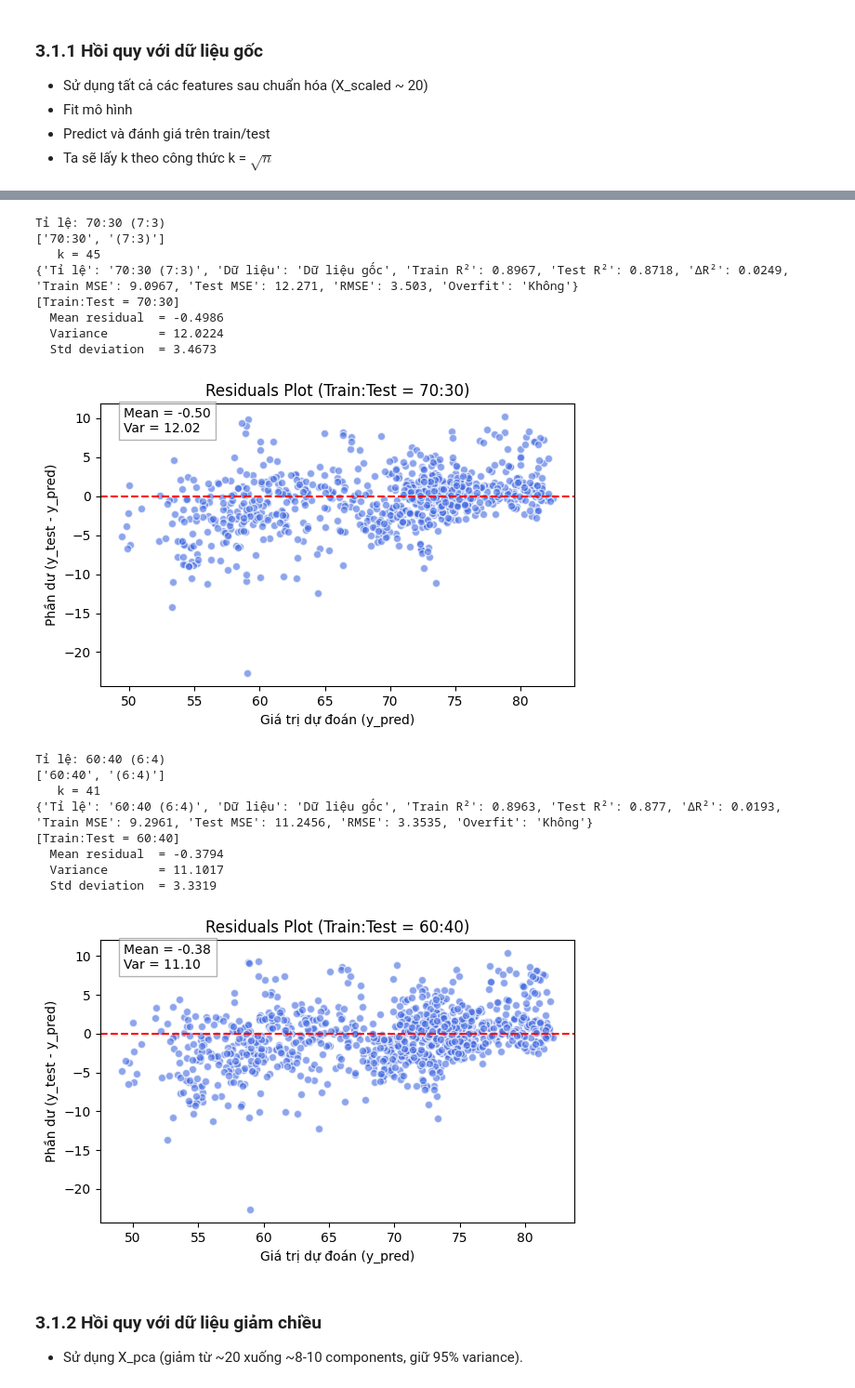
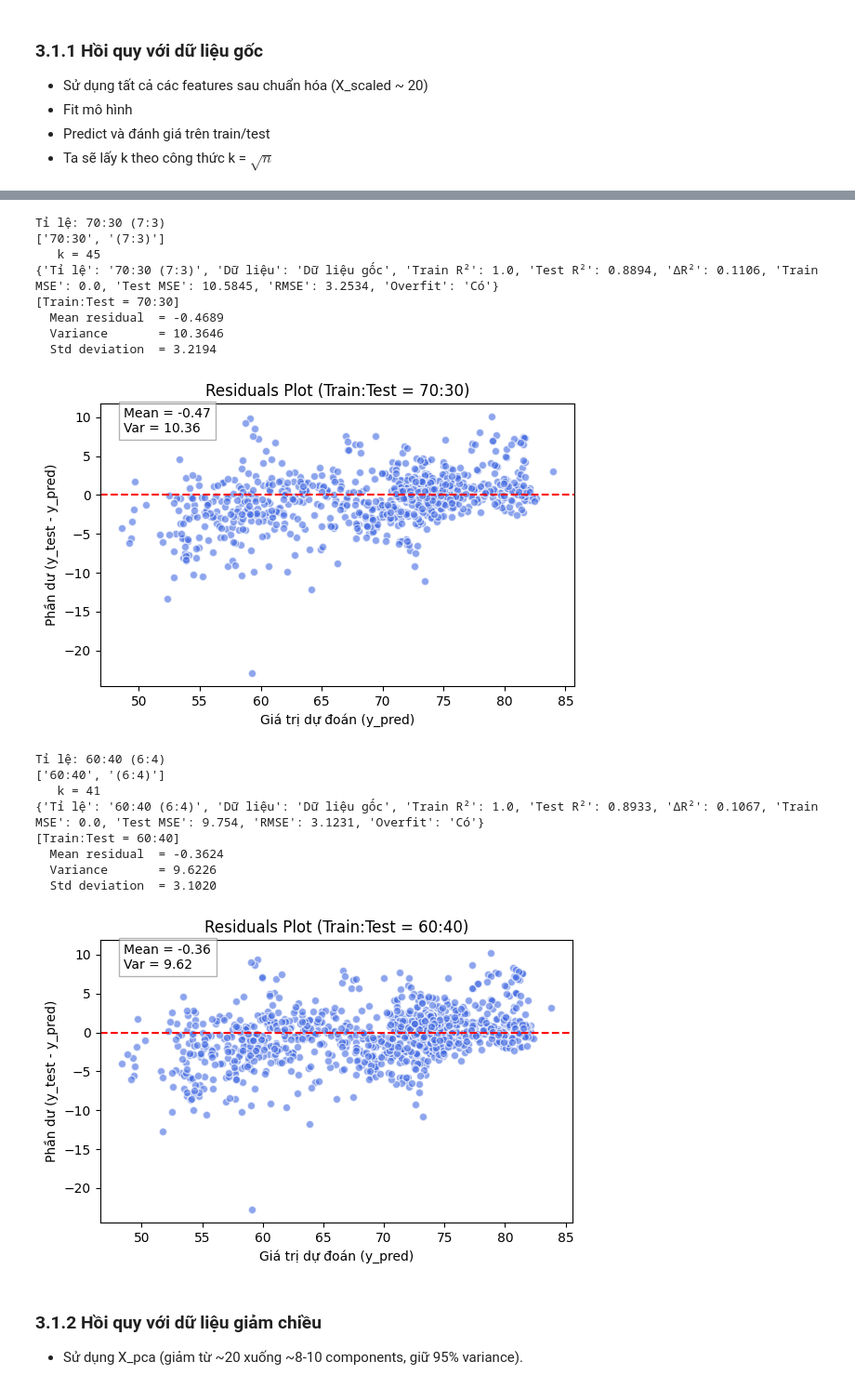
Before and after one commit to ducqwang/life-expectancy-prediction, a Jupyter notebook: src/source.ipynb, the cells around one changed output, grey strips where cells are left out. Shown at 93% size. Cells and saved outputs as stored; diff of their text form; code cells hidden in the pictures.

```diff
--- a/src/source.ipynb
+++ b/src/source.ipynb
@@ -926,7 +928,7 @@ for train_size, test_size, ratio_name in split_ratios:
     k = max(1, int(np.sqrt(len(X_train_orig_knn))))
     print(f"   k = {k}")
 
-    knn = KNeighborsRegressor(n_neighbors=k, weights="uniform", metric="manhattan")
+    knn = KNeighborsRegressor(n_neighbors=k, weights="distance", metric="manhattan")
     knn.fit(X_train_scaled_knn, y_train_orig_knn)
 
     y_pred_origin_knn = []
@@ -951,21 +953,21 @@ Tỉ lệ: 80:20 (4:1)
 Tỉ lệ: 70:30 (7:3)
 ['70:30', '(7:3)']
    k = 45
-{'Tỉ lệ': '70:30 (7:3)', 'Dữ liệu': 'Dữ liệu gốc', 'Train R²': 0.8967, 'Test R²': 0.8718, 'ΔR²': 0.0249, 'Train MSE': 9.0967, 'Test MSE': 12.271, 'RMSE': 3.503, 'Overfit': 'Không'}
+{'Tỉ lệ': '70:30 (7:3)', 'Dữ liệu': 'Dữ liệu gốc', 'Train R²': 1.0, 'Test R²': 0.8894, 'ΔR²': 0.1106, 'Train MSE': 0.0, 'Test MSE': 10.5845, 'RMSE': 3.2534, 'Overfit': 'Có'}
 [Train:Test = 70:30]
-  Mean residual  = -0.4986
-  Variance       = 12.0224
-  Std deviation  = 3.4673
+  Mean residual  = -0.4689
+  Variance       = 10.3646
+  Std deviation  = 3.2194
-[figure, old version]
+[figure, new version]
 Tỉ lệ: 60:40 (6:4)
 ['60:40', '(6:4)']
    k = 41
-{'Tỉ lệ': '60:40 (6:4)', 'Dữ liệu': 'Dữ liệu gốc', 'Train R²': 0.8963, 'Test R²': 0.877, 'ΔR²': 0.0193, 'Train MSE': 9.2961, 'Test MSE': 11.2456, 'RMSE': 3.3535, 'Overfit': 'Không'}
+{'Tỉ lệ': '60:40 (6:4)', 'Dữ liệu': 'Dữ liệu gốc', 'Train R²': 1.0, 'Test R²': 0.8933, 'ΔR²': 0.1067, 'Train MSE': 0.0, 'Test MSE': 9.754, 'RMSE': 3.1231, 'Overfit': 'Có'}
 [Train:Test = 60:40]
-  Mean residual  = -0.3794
-  Variance       = 11.1017
-  Std deviation  = 3.3319
+  Mean residual  = -0.3624
+  Variance       = 9.6226
+  Std deviation  = 3.1020
-[figure, old version]
+[figure, new version]
 # %% [markdown]
 ### 3.1.2 Hồi quy với dữ liệu giảm chiều
 - Sử dụng X_pca (giảm từ ~20 xuống ~8-10 components, giữ 95% variance).
```
Also changed, not shown: parts of 9 cells of this notebook, 20 other files.
